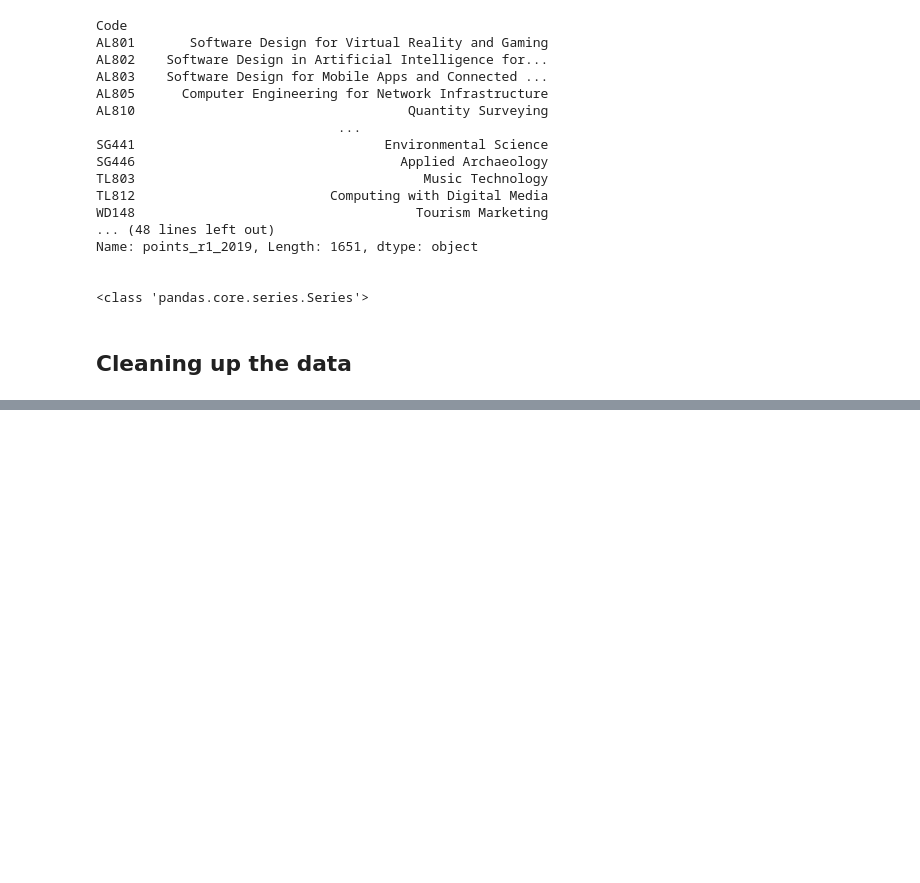
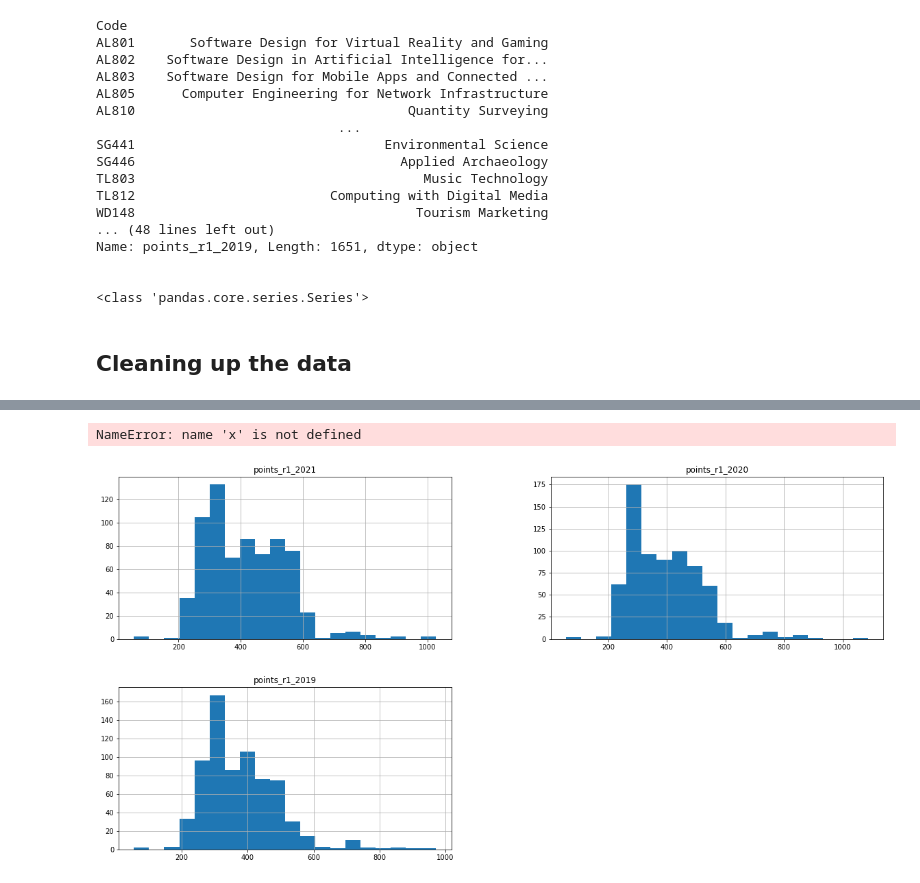
Before and after one commit to Lynch08/Fundementals_Of_Data_Analysis, a Jupyter notebook: CAO Points/CAOPOINTS_ANALYSIS_Messing.ipynb, the cells around one changed output, grey strips where cells are left out. Saved outputs shown, nothing was run; the diff lists cells and outputs as text; code cells hidden in the pictures; blank space fills up the shorter version.

```diff
--- a/CAO Points/CAOPOINTS_ANALYSIS_Messing.ipynb
+++ b/CAO Points/CAOPOINTS_ANALYSIS_Messing.ipynb
@@ -833,0 +851,7 @@ print (CAO_POINTS)
+# %%
+CAO_R1_POINTS.hist(figsize=(20, 10), bins = 20)
+plt.xticks(np.arange(min(x), max(x)+1, 1.0))
+plt.show()
+# %% [output]
+NameError: name 'x' is not defined
+[figure, added]
```
Also changed, not shown: parts of 51 cells of this notebook, 32 other files.
